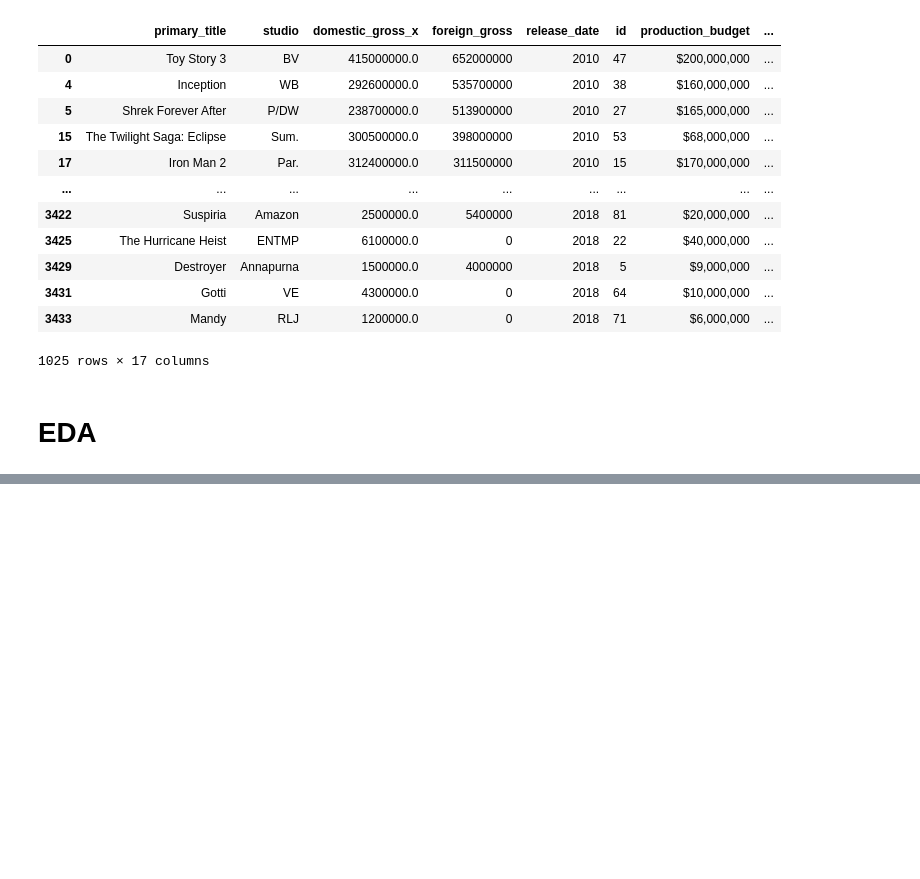
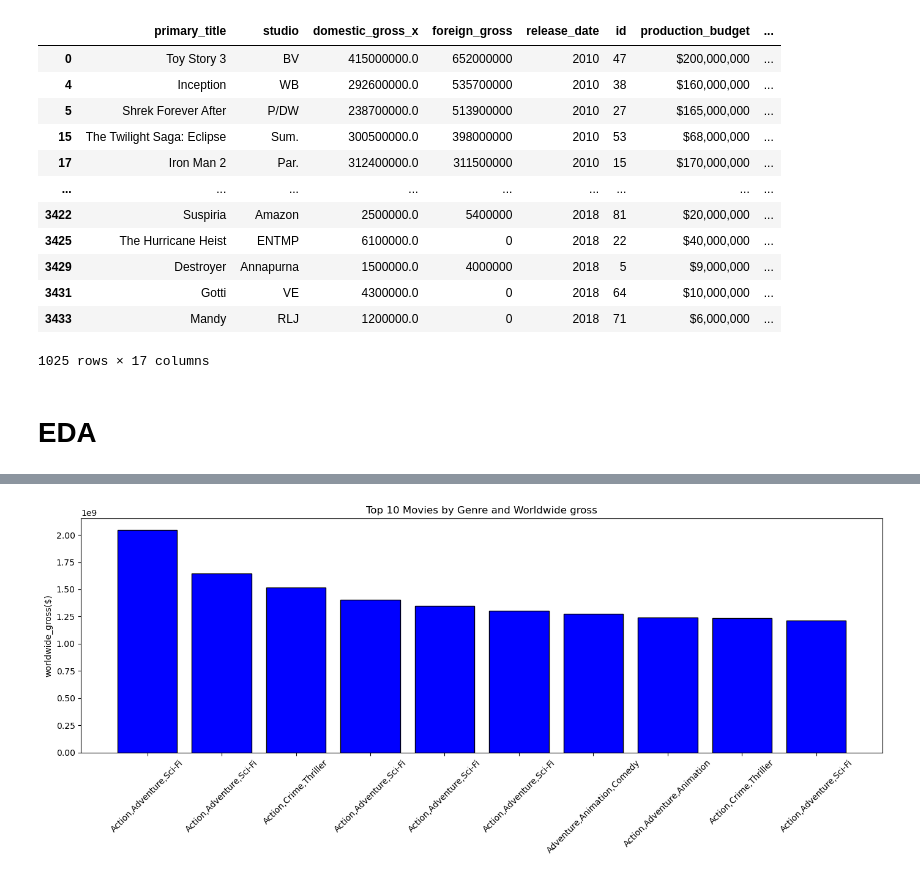
Before and after one commit to Luccy-svg/New_Movie_Studio_Project, a Jupyter notebook: student.ipynb, the cells around one changed output, grey strips where cells are left out. Drawn from its saved outputs; the diff is of its cells as text; code cells hidden in the pictures; blank space fills up the shorter version.

```diff
--- a/student.ipynb
+++ b/student.ipynb
@@ -782,0 +850,17 @@ final
+# %%
+Top_movies= Top_movies.head(10)
+
+bar = np.arange(len(Top_movies))
+width= 0.3
+gross= Top_movies['worldwide_gross']
+genre= Top_movies['genres']
+plt.figure(figsize=(14,6))
+plt.bar(bar, gross, color='blue', edgecolor='black')
+
+plt.title('Top 10 Movies by Genre and Worldwide gross')
+plt.ylabel('worldwide_gross($)')
+plt.xticks(bar,labels= genre, rotation=45,)
+plt.tight_layout()
+plt.show()
+# %% [output]
+[figure, added]
```
Also changed, not shown: parts of 11 cells of this notebook.
